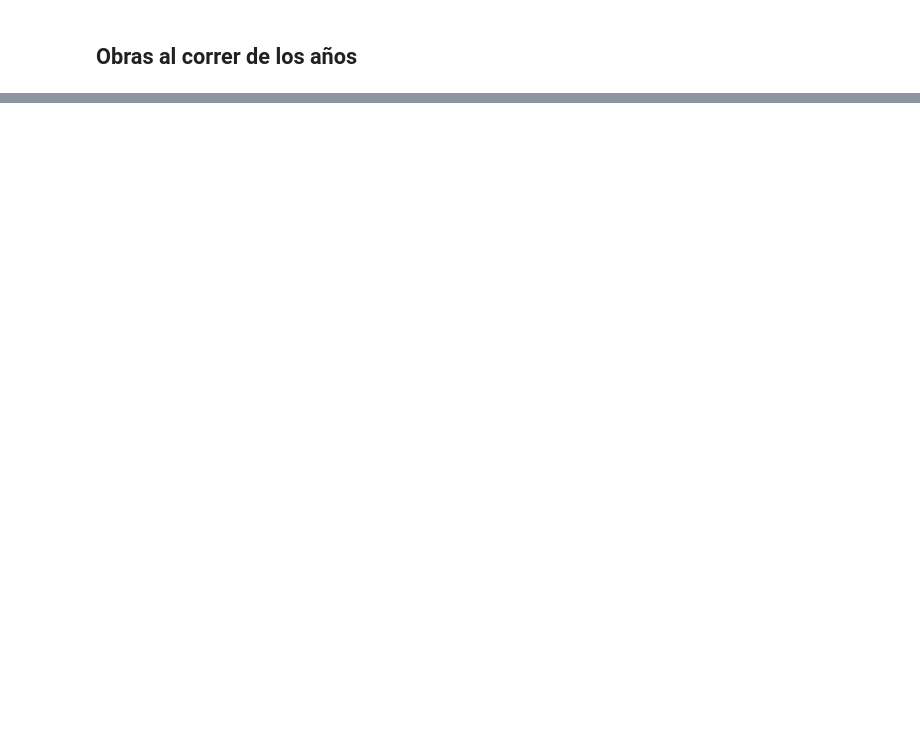
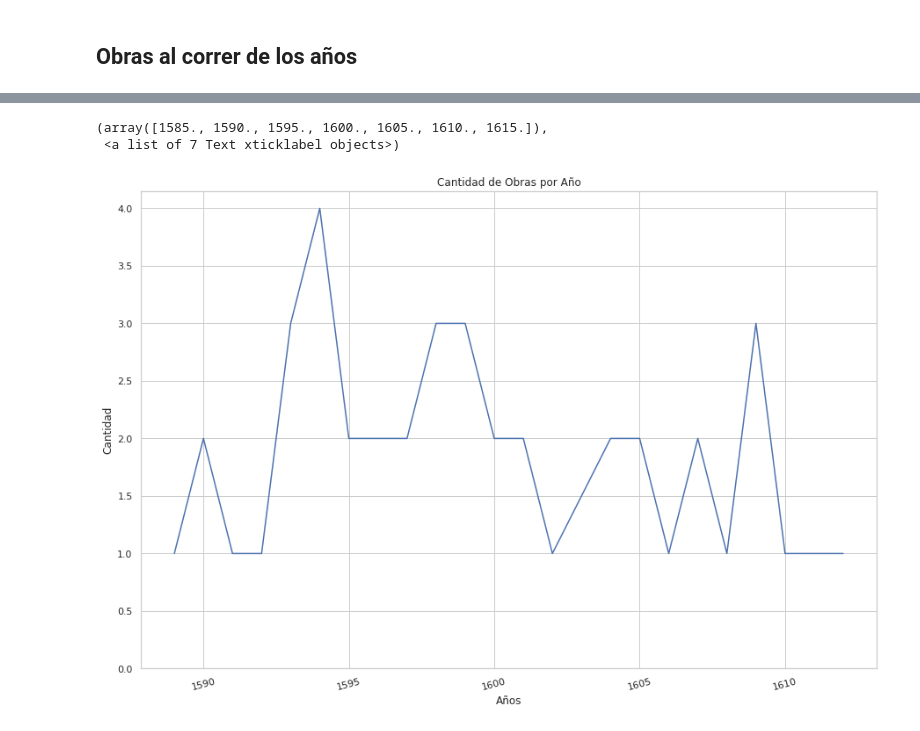
Before and after one commit to luchymd89/introcd, a Jupyter notebook: Tarea_1/shakespeare_propuesta.ipynb, the cells around one changed output, grey strips where cells are left out. Cells and saved outputs as stored; diff of their text form; code cells hidden in the pictures; blank space fills up the shorter version.

Commit message:
modifico graficas y obras por año

```diff
--- a/Tarea_1/shakespeare_propuesta.ipynb
+++ b/Tarea_1/shakespeare_propuesta.ipynb
@@ -670,3 +839,17 @@ df_works["Date"].plot(kind='hist',bins=15)
+# %%
+#create DataFrame
+df = pd.DataFrame({'Años': works_per_year.index,
+                   'Cantidad': works_per_year.values})
+
+plt.figure(figsize=[15,10])
+
+sns.lineplot(x='Años', y='Cantidad', data=df).set(title='Cantidad de Obras por Año')
+plt.ylim(0)
+plt.xticks(rotation=15)
+# %% [output]
+(array([1585., 1590., 1595., 1600., 1605., 1610., 1615.]),
+ <a list of 7 Text xticklabel objects>)
+[figure, added]
 # %%
 works_per_year_genretype_group = df_works.groupby(["Date", "GenreType"])["id"].count().sort_values(ascending=False)
 works_per_year_genretype_group = works_per_year_genretype_group.reset_index(name="count")
```
Also changed, not shown: parts of 28 cells of this notebook.
